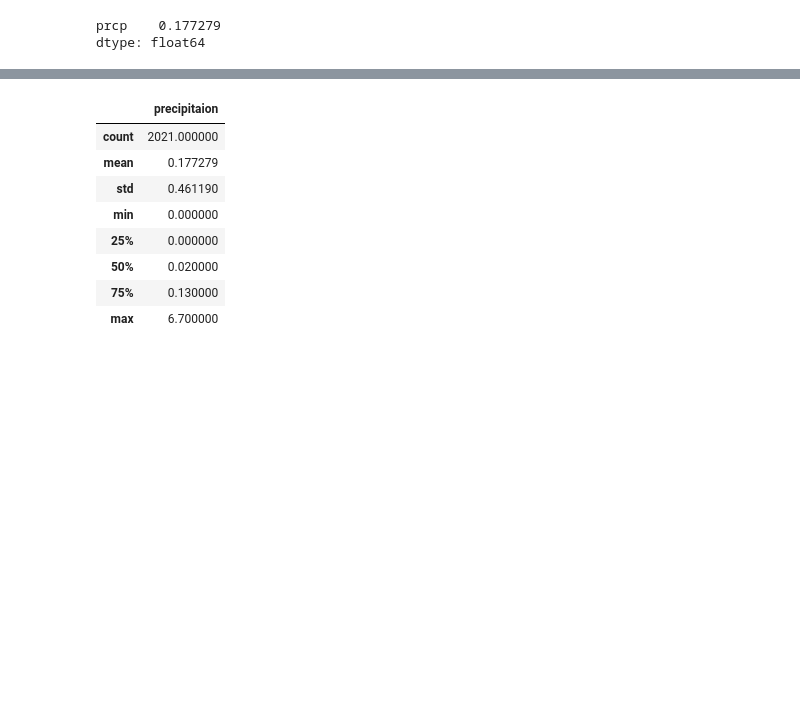
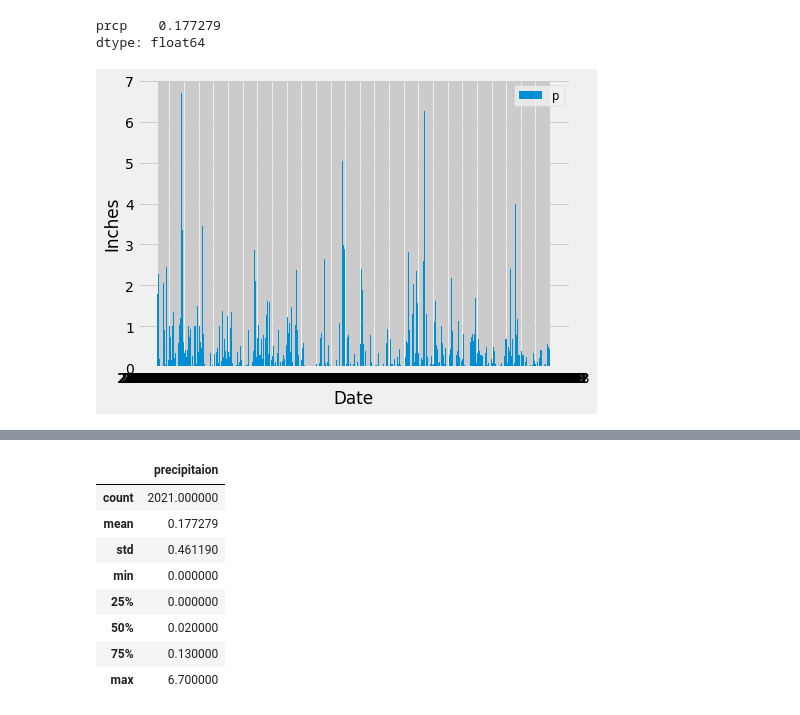
Before and after one commit to NathanJPotter/sqlalchemy-challenge, a Jupyter notebook: climate_analysis_exploration.ipynb, the cells around one changed output, grey strips where cells are left out. Cells and saved outputs as stored; diff of their text form; code cells hidden in the pictures; blank space fills up the shorter version.

```diff
--- a/climate_analysis_exploration.ipynb
+++ b/climate_analysis_exploration.ipynb
@@ -324,23 +335,25 @@ dtype: float64
 # %%
 # Use Pandas Plotting with Matplotlib to plot the data
 fig = plt.figure()
 ax = fig.add_axes([0,0,1,1])
 # width = 0.25
 date = precip_data_df['date']
 precip = precip_data_df['precipitation']
 
 # # tick_locations = [value for value in precip]
 
 # ax.bar(date,precip, width, bottom=0, alpha=0.5, align='center')
-ax.bar(date,precip)
+ax.bar(date,precip, width=0.9)
 # # plt.xticks(precip_index_reset_df['prcp'], rotation="horizontal")
-ax.legend(labels='precipitation', loc=0, bbox_to_anchor=(0.5,0.5,0.5,0.5), fontsize='small')
+ax.legend(labels=('precipitation'), loc=0, bbox_to_anchor=(0.5,0.5,0.5,0.5), fontsize='small')
 
 # plt.xticks(rotation = 90)
 ax.set_xlabel('Date')
 ax.set_ylabel('Inches')
 # plt.legend(loc=0)
 plt.show()
+# %% [output]
+[figure, added]
 # %%
 precip_data_df.plot(kind='bar')
 plt.legend(loc='best')
```
Also changed, not shown: parts of 3 cells of this notebook.
